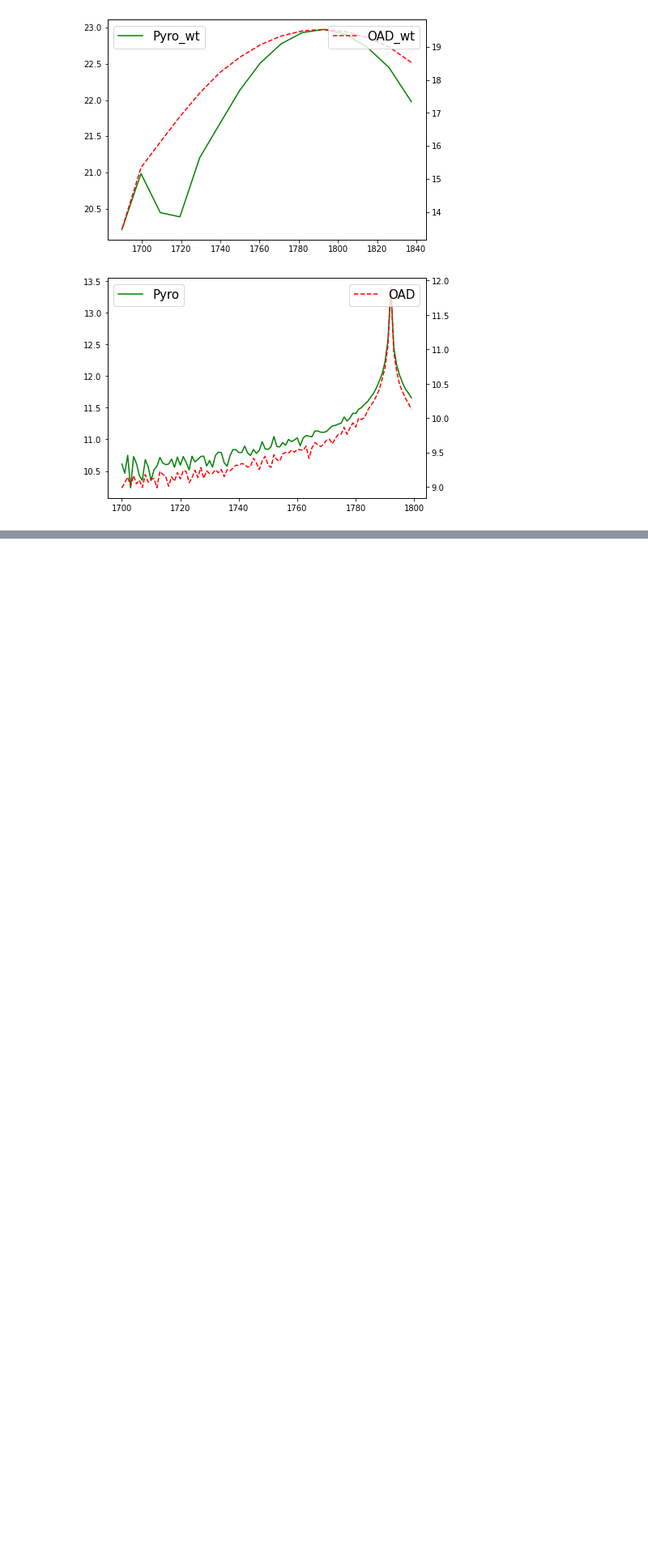
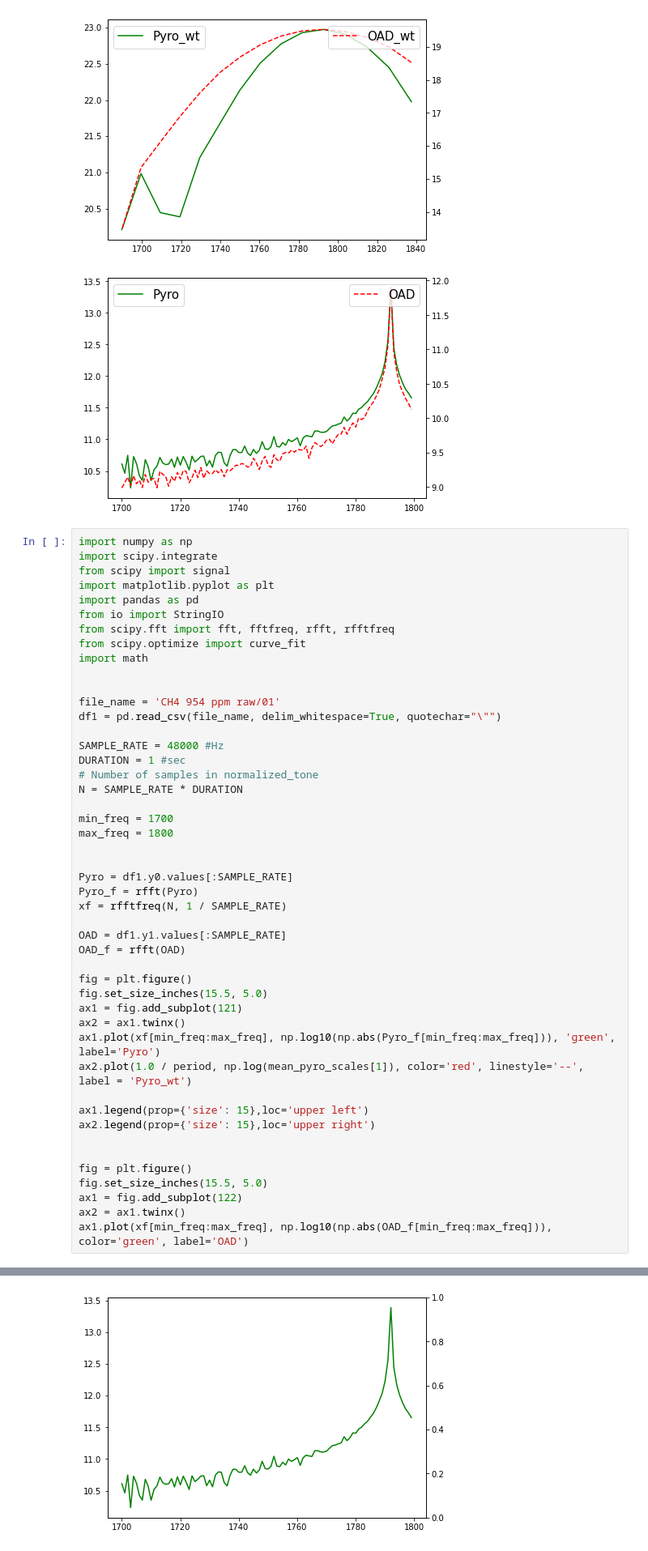
Before and after one commit to KozminArtem/ann-s, a Jupyter notebook: MD/PhAc/Wt_954_ppm.ipynb, the cells around one changed output, grey strips where cells are left out. Shown at 81% size. Cells and saved outputs as stored; diff of their text form; blank space fills up the shorter version.

```diff
--- a/MD/PhAc/Wt_954_ppm.ipynb
+++ b/MD/PhAc/Wt_954_ppm.ipynb
@@ -571,3 +571,51 @@ ax2.legend(prop={'size': 15},loc='upper right')
 <matplotlib.legend.Legend at 0x...>
 [figure]
 [figure]
+# %%
+import numpy as np
+import scipy.integrate
+from scipy import signal
+import matplotlib.pyplot as plt
+import pandas as pd
+from io import StringIO
+from scipy.fft import fft, fftfreq, rfft, rfftfreq
+from scipy.optimize import curve_fit
+import math
+
+
+file_name = 'CH4 954 ppm raw/01'
+df1 = pd.read_csv(file_name, delim_whitespace=True, quotechar="\"")
+
+SAMPLE_RATE = 48000 #Hz
+DURATION = 1 #sec
+# Number of samples in normalized_tone
+N = SAMPLE_RATE * DURATION
+
+min_freq = 1700
+max_freq = 1800
+
+
+Pyro = df1.y0.values[:SAMPLE_RATE]
+Pyro_f = rfft(Pyro)
+xf = rfftfreq(N, 1 / SAMPLE_RATE)
+
+OAD = df1.y1.values[:SAMPLE_RATE]
+OAD_f = rfft(OAD)
+
+fig = plt.figure()
+fig.set_size_inches(15.5, 5.0)
+ax1 = fig.add_subplot(121)
+ax2 = ax1.twinx()
+ax1.plot(xf[min_freq:max_freq], np.log10(np.abs(Pyro_f[min_freq:max_freq])), 'green', label='Pyro')
+ax2.plot(1.0 / period, np.log(mean_pyro_scales[1]), color='red', linestyle='--', label = 'Pyro_wt')
+
+ax1.legend(prop={'size': 15},loc='upper left')
+ax2.legend(prop={'size': 15},loc='upper right')
+
+
+fig = plt.figure()
+fig.set_size_inches(15.5, 5.0)
+ax1 = fig.add_subplot(122)
+ax2 = ax1.twinx()
+ax1.plot(xf[min_freq:max_freq], np.log10(np.abs(OAD_f[min_freq:max_freq])), color='green', label='OAD')
+# %% [output]
@@ -573,0 +623 @@ ax2.legend(prop={'size': 15},loc='upper right')
+[figure, added]
```
Also changed, not shown: parts of 1 cell of this notebook, 10 other files.
